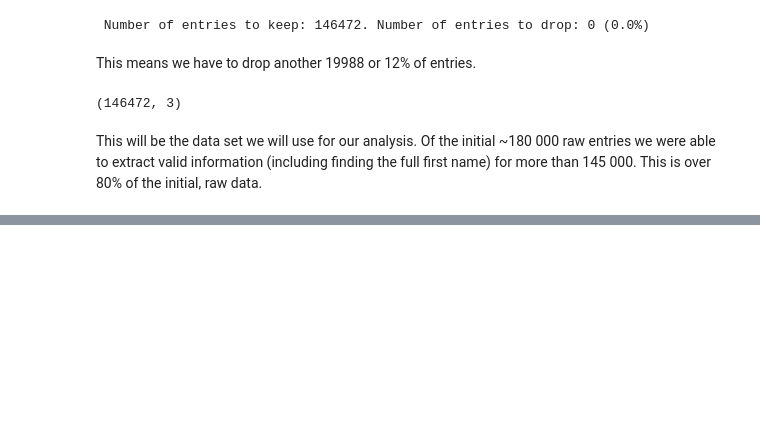
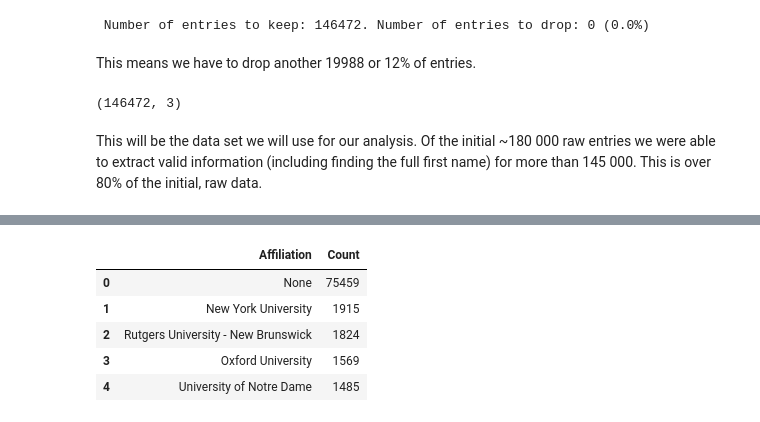
Before and after one commit to fabianbeigang/SEP, a Jupyter notebook: SEP_data_preprocessing_cleaning.ipynb, the cells around one changed output, grey strips where cells are left out. Saved outputs shown, nothing was run; the diff lists cells and outputs as text; code cells hidden in the pictures; blank space fills up the shorter version.

```diff
--- a/SEP_data_preprocessing_cleaning.ipynb
+++ b/SEP_data_preprocessing_cleaning.ipynb
@@ -518,0 +531,6 @@ df_updated.to_csv("data/dataset_full_names.csv")
+# %%
+# Get list of unique names (29k)
+unique_names = df["First author"].unique()
+
+# set URL
+url = "https://philpeople.org/find-philosopher/search?utf8=%E2%9C%93&button=&keywords="
@@ -518,0 +593,32 @@ df_updated.to_csv("data/dataset_full_names.csv")
+# %%
+df_aff = df_aff.rename(columns={"Name":"First author"})
+# %%
+df_counts = df.groupby("First author").count().reset_index()
+
+df_full = pd.merge(
+    df_counts,
+    df_aff,
+    how="left",
+    on=["First author"],
+    left_on=None,
+    right_on=None,
+    left_index=False,
+    right_index=False,
+    sort=False,
+    suffixes=("_x", "_y"),
+    copy=True,
+    indicator=False,
+    validate=None,
+)
+# %%
+df_full = df_full.rename(columns={"Year":"Count"})[["First author", "Count","Affiliation"]]
+# %%
+df_grouped = df_full.groupby("Affiliation").sum().sort_values("Count", ascending=False).reset_index()
+df_grouped.head()
+# %% [output]
+|  | Affiliation | Count |
+| 0 | None | 75459 |
+| 1 | New York University | 1915 |
+| 2 | Rutgers University - New Brunswick | 1824 |
+| 3 | Oxford University | 1569 |
+| 4 | University of Notre Dame | 1485 |
```
Also changed, not shown: parts of 6 cells of this notebook, 1 other file.
